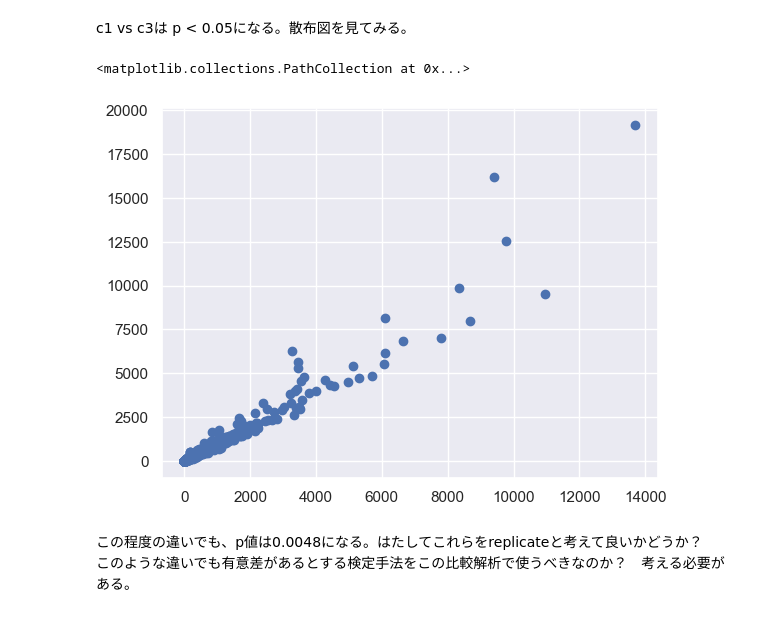
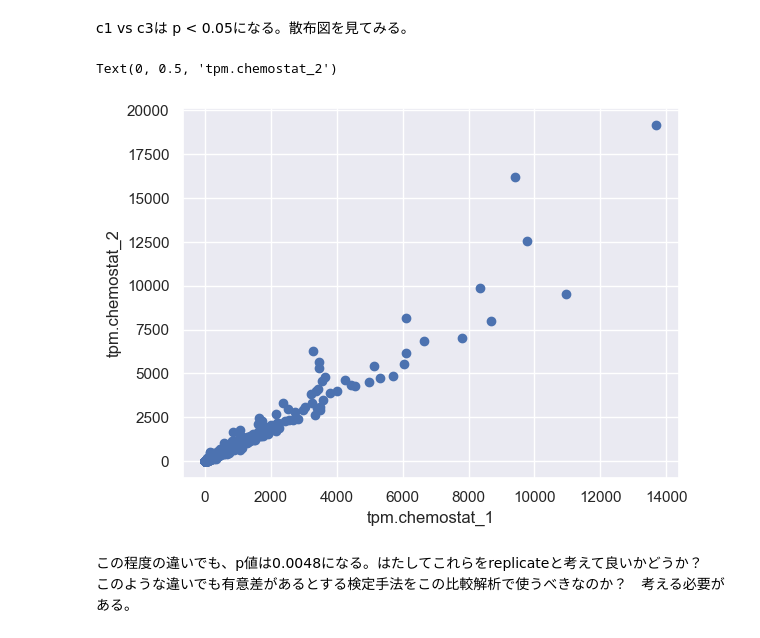
Before and after one commit to genome-sci/python_bioinfo_2022, a Jupyter notebook: 6/StatisticalHypothesisTesting2022.ipynb, the cells around one changed output. Saved outputs shown, nothing was run; the diff lists cells and outputs as text; code cells hidden in the pictures.

```diff
--- a/6/StatisticalHypothesisTesting2022.ipynb
+++ b/6/StatisticalHypothesisTesting2022.ipynb
@@ -350,9 +356,11 @@ print(b1b2.pvalue, b1b3.pvalue, b2b3.pvalue, "\n", c1c2.pvalue, c1c3.pvalue, c2c
 c1 vs c3は p < 0.05になる。散布図を見てみる。
 # %%
 plt.scatter(tpm.chemostat_1, tpm.chemostat_2)
+plt.xlabel('tpm.chemostat_1')
+plt.ylabel('tpm.chemostat_2')
 # %% [output]
-<matplotlib.collections.PathCollection at 0x...>
+Text(0, 0.5, 'tpm.chemostat_2')
-[figure, old version]
+[figure, new version]
 # %% [markdown]
 この程度の違いでも、p値は0.0048になる。はたしてこれらをreplicateと考えて良いかどうか？　このような違いでも有意差があるとする検定手法をこの比較解析で使うべきなのか？　考える必要がある。
 # %% [markdown]
```
Also changed, not shown: parts of 3 cells of this notebook.
